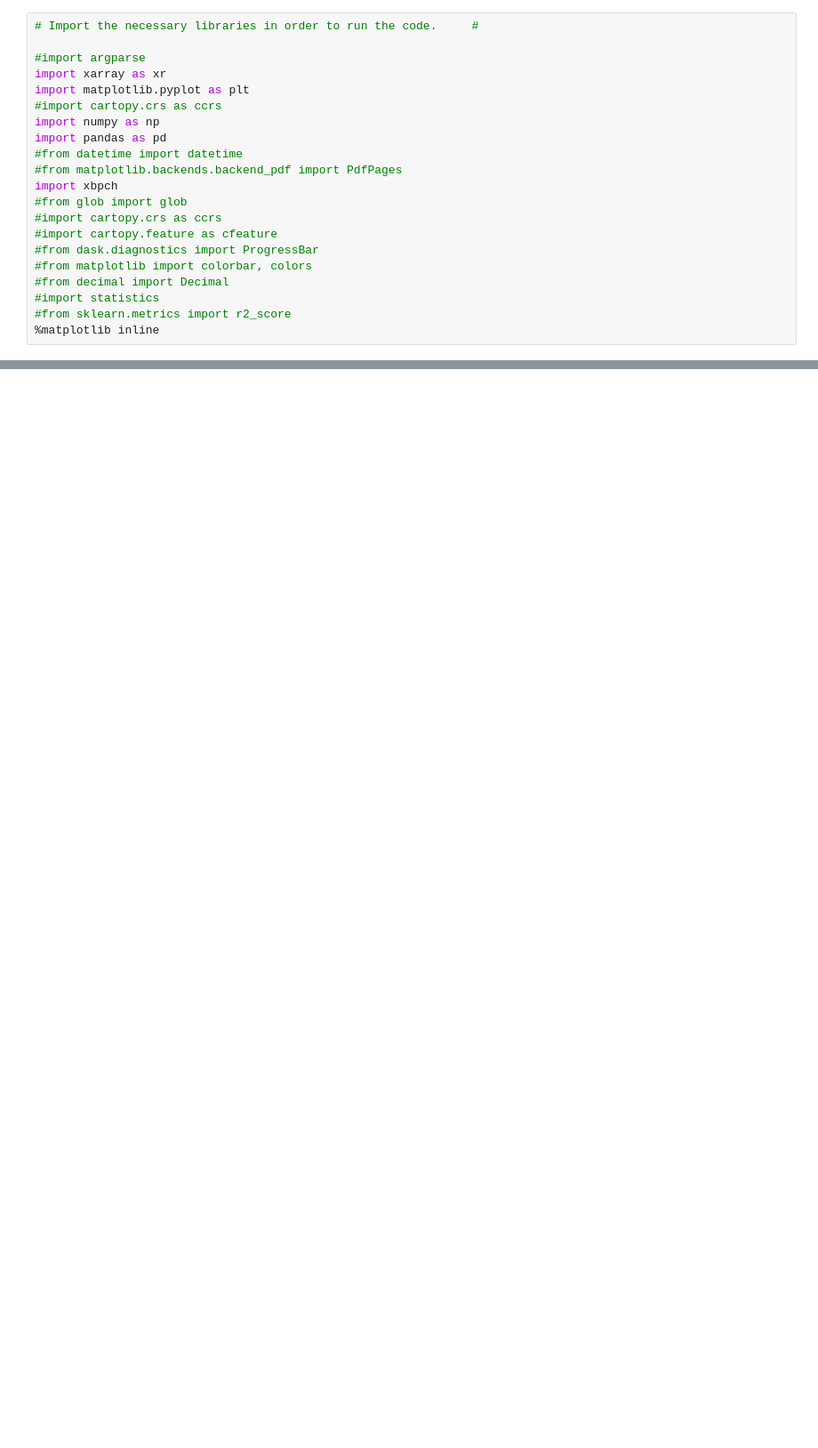
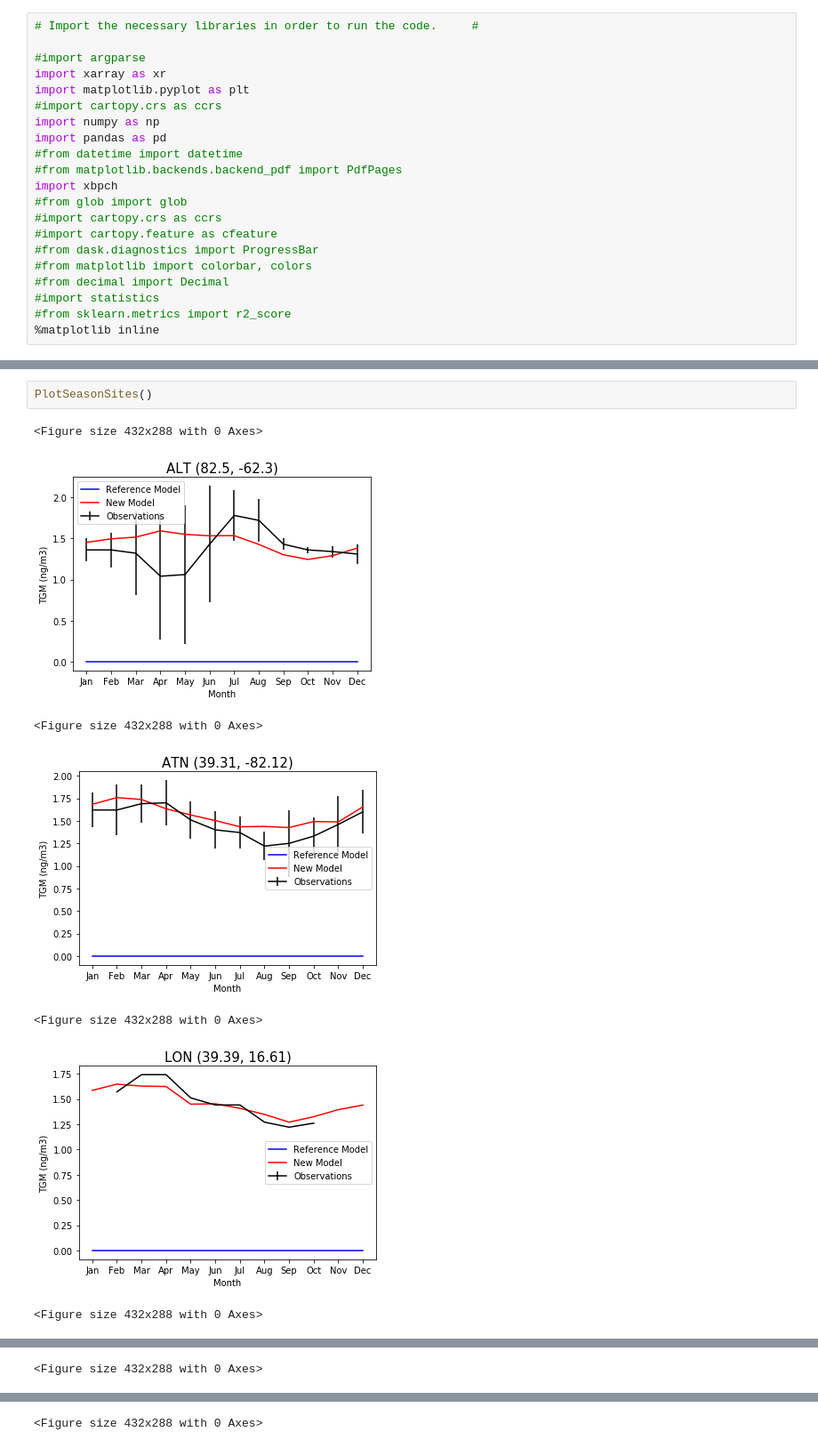
Before and after one commit to arifein/pythonHgBenchmark, a Jupyter notebook: python_plot_season_sites.ipynb, the cells around one changed output, grey strips where cells are left out. Shown at 89% size. Cells and saved outputs as stored; diff of their text form; blank space fills up the shorter version.

```diff
--- a/python_plot_season_sites.ipynb
+++ b/python_plot_season_sites.ipynb
@@ -111,0 +242,10 @@ for SiteID in HgobsOrder[ 'SiteID'].unique():
+# %%
+PlotSeasonSites()
+# %% [output]
+<Figure size 432x288 with 0 Axes>
+[figure, added]
+<Figure size 432x288 with 0 Axes>
+[figure, added]
+<Figure size 432x288 with 0 Axes>
+[figure, added]
+<Figure size 432x288 with 0 Axes>
@@ -111,0 +253 @@ for SiteID in HgobsOrder[ 'SiteID'].unique():
+<Figure size 432x288 with 0 Axes>
@@ -111,0 +255 @@ for SiteID in HgobsOrder[ 'SiteID'].unique():
+<Figure size 432x288 with 0 Axes>
```
Also changed, not shown: parts of 7 cells of this notebook, 3 other files.
